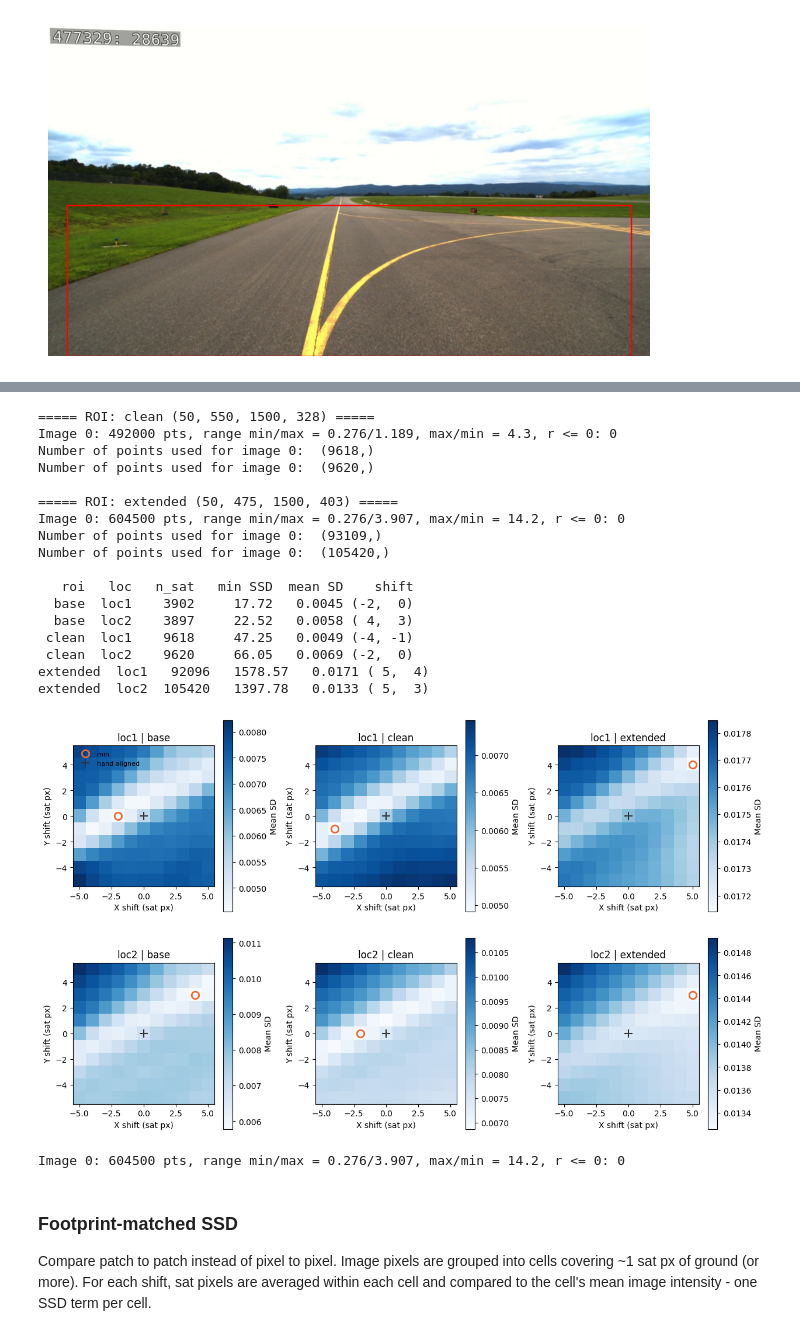
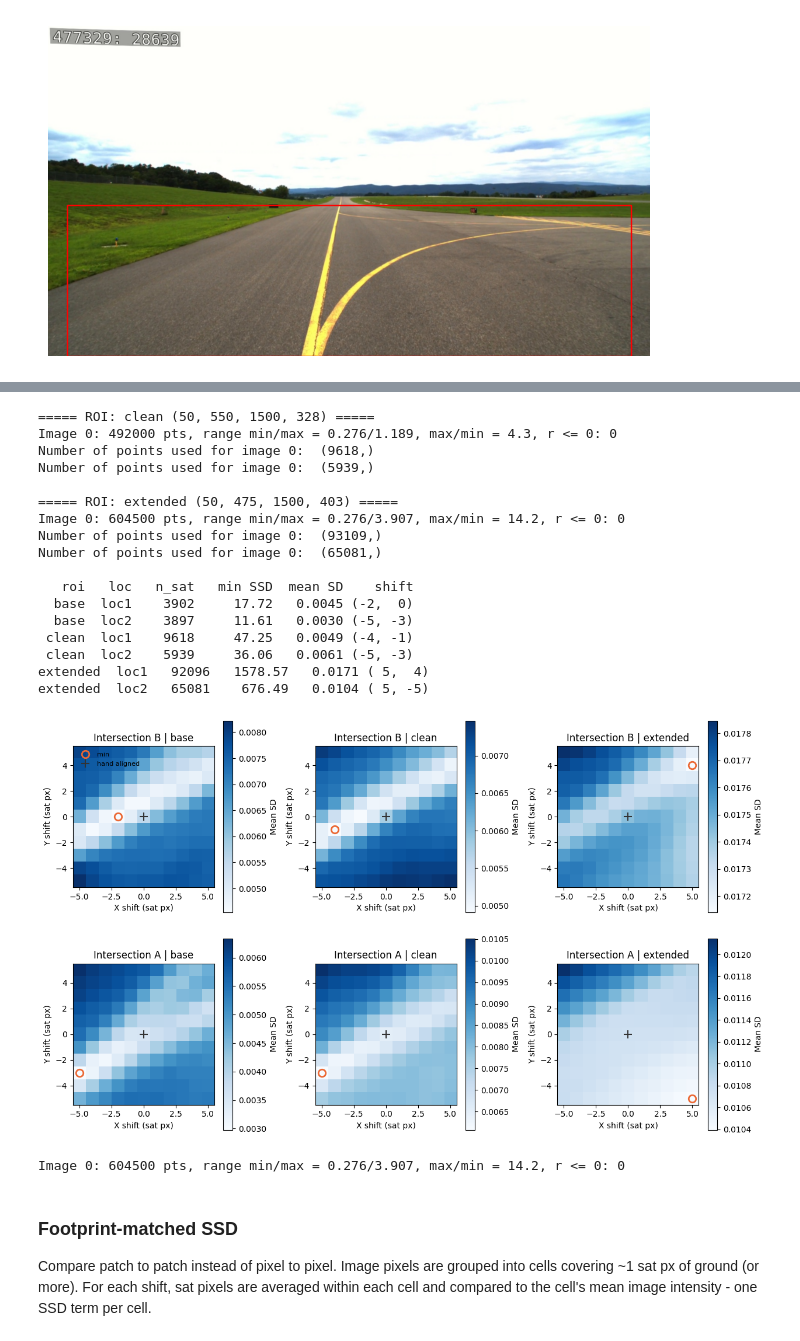
Before and after one commit to dchoate119/ASAR, a Jupyter notebook: s4/fde/lsa_example.ipynb, the cells around one changed output, grey strips where cells are left out. Saved outputs shown, nothing was run; the diff lists cells and outputs as text; code cells hidden in the pictures.

```diff
--- a/s4/fde/lsa_example.ipynb
+++ b/s4/fde/lsa_example.ipynb
@@ -172,7 +172,7 @@ for i in range(gnav.im_num):
 Done image  0
 # %%
 # Hand tuning: scale, rotation (deg), x, y - x, y in shifted sat frame (pixel - [700, 600])
-scale, rot_deg, x, y = 140, 342, 760, 575
+scale, rot_deg, x, y = 110, 336, 1420, 885
 
 params_tune = np.array([[scale, np.deg2rad(rot_deg), x, y]])
 gnav.implement_guess_ind(params_tune)
@@ -183,7 +183,7 @@ gnav.mosaic_w_ref_visualization(vis)
 # %%
 # SSD at hand-aligned locations
 # Each entry: scale, rotation (deg), x, y - same as tuning cell
-locs = {'loc1': (140, 336, 322, 320), 'loc2': (140, 335, 1565, 952)}
+locs = {'loc1': (140, 336, 322, 320), 'loc2': (110, 336, 1420, 885)} #140, 335, 1565, 952)}
 
 n_ssd = 5
 ssds_locs = {}
@@ -348,7 +348,7 @@ gnav.mosaic_w_ref_visualization(vis)
 from scipy.spatial import cKDTree
 
 # Resolution check on extended ROI: image pixel spacing vs satellite pixels
-roi = rois['mid']
+roi = rois['extended']
 x0, y0, w, h = roi
 band = 25 # Image rows per band
 band_edges = np.arange(y0, y0 + h + band, band)
@@ -462,40 +462,43 @@ ext = [-n_ssd - 0.5, n_ssd + 0.5, -n_ssd - 0.5, n_ssd + 0.5]
 for r, key in enumerate(locs):
     for c, roi_key in enumerate(roi_keys):
         ax = axs[r, c]
         msd = ssds_ext[roi_key][key] / n_sat[(roi_key, key)]
         im_h = ax.imshow(msd.T, origin='lower', extent=ext, cmap='Blues') # Transpose: x shift horizontal
         i, j = np.unravel_index(np.argmin(msd), msd.shape)
         ax.plot(i - n_ssd, j - n_ssd, 'o', ms=9, mfc='none', mec='#eb6834', mew=2, label='min')
         ax.plot(0, 0, '+', ms=10, color='0.2', mew=1.5, label='hand aligned')
-        ax.set_title(f"{key} | {roi_key}")
+        if key == 'loc2':
+            ax.set_title(f"Intersection A | {roi_key}")
+        elif key == 'loc1':
+            ax.set_title(f"Intersection B | {roi_key}")
         ax.set_xlabel('X shift (sat px)')
         ax.set_ylabel('Y shift (sat px)')
         fig.colorbar(im_h, ax=ax, label='Mean SD')
 axs[0, 0].legend(frameon=False, loc='upper left', fontsize=8)
 plt.tight_layout()
 plt.show()
 
 # Restore extended ROI used in the resolution check
 project_roi(gnav, rois['extended'])
 # %% [output]
 ===== ROI: clean (50, 550, 1500, 328) =====
 Image 0: 492000 pts, range min/max = 0.276/1.189, max/min = 4.3, r <= 0: 0
 Number of points used for image 0:  (9618,)
-Number of points used for image 0:  (9620,)
+Number of points used for image 0:  (5939,)
 
 ===== ROI: extended (50, 475, 1500, 403) =====
 Image 0: 604500 pts, range min/max = 0.276/3.907, max/min = 14.2, r <= 0: 0
 Number of points used for image 0:  (93109,)
-Number of points used for image 0:  (105420,)
+Number of points used for image 0:  (65081,)
 
    roi   loc   n_sat   min SSD  mean SD    shift
   base  loc1    3902     17.72   0.0045 (-2,  0)
-  base  loc2    3897     22.52   0.0058 ( 4,  3)
+  base  loc2    3897     11.61   0.0030 (-5, -3)
  clean  loc1    9618     47.25   0.0049 (-4, -1)
- clean  loc2    9620     66.05   0.0069 (-2,  0)
+ clean  loc2    5939     36.06   0.0061 (-5, -3)
 extended  loc1   92096   1578.57   0.0171 ( 5,  4)
-extended  loc2  105420   1397.78   0.0133 ( 5,  3)
+extended  loc2   65081    676.49   0.0104 ( 5, -5)
-[figure, old version]
+[figure, new version]
 Image 0: 604500 pts, range min/max = 0.276/3.907, max/min = 14.2, r <= 0: 0
 # %% [markdown]
 ### Footprint-matched SSD
```
Also changed, not shown: parts of 6 cells of this notebook.
